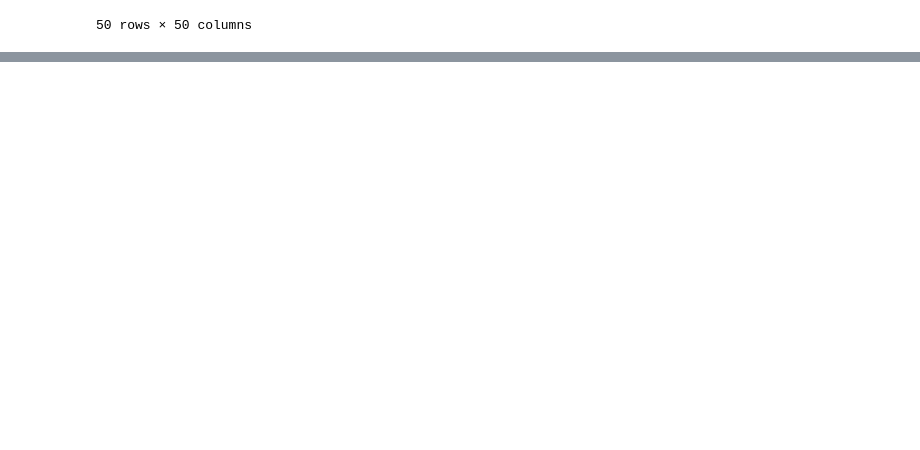
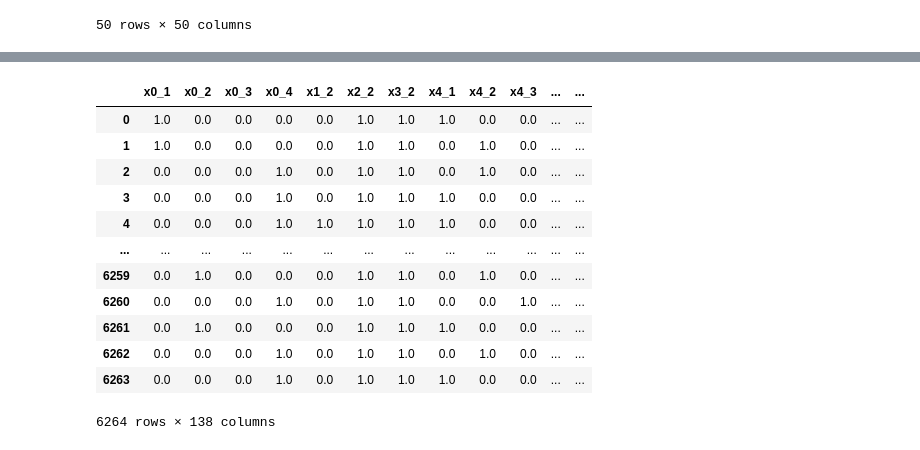
Before and after one commit to agmeadows/Student_Success_Analysis, a Jupyter notebook: Optimize/Bag_and_Boost_trials-Copy1.ipynb, the cells around one changed output, grey strips where cells are left out. Drawn from its saved outputs; the diff is of its cells as text; code cells hidden in the pictures; blank space fills up the shorter version.

```diff
--- a/Optimize/Bag_and_Boost_trials-Copy1.ipynb
+++ b/Optimize/Bag_and_Boost_trials-Copy1.ipynb
@@ -93,13 +108,28 @@ X_train, X_test, y_train, y_test = train_test_split(X, y, random_state=1, strati
 # %%
 # one hot encoding categorical columns in training set
 # create encoder instance that will drop the 1st category in each feature with 2 categories
 drop_binary_enc = OneHotEncoder(sparse=False, drop='if_binary')
 
 # transform the training dataset
 train_enc = drop_binary_enc.fit_transform(X_train)
 
 # convert back to dataframe
 X_train = pd.DataFrame(train_enc, columns=drop_binary_enc.get_feature_names_out())
+X_train
+# %% [output]
+|  | x0_1 | x0_2 | x0_3 | x0_4 | x1_2 | x2_2 | x3_2 | x4_1 | x4_2 | x4_3 | ... | ... |
+| 0 | 1.0 | 0.0 | 0.0 | 0.0 | 0.0 | 1.0 | 1.0 | 1.0 | 0.0 | 0.0 | ... | ... |
+| 1 | 1.0 | 0.0 | 0.0 | 0.0 | 0.0 | 1.0 | 1.0 | 0.0 | 1.0 | 0.0 | ... | ... |
+| 2 | 0.0 | 0.0 | 0.0 | 1.0 | 0.0 | 1.0 | 1.0 | 0.0 | 1.0 | 0.0 | ... | ... |
+| 3 | 0.0 | 0.0 | 0.0 | 1.0 | 0.0 | 1.0 | 1.0 | 1.0 | 0.0 | 0.0 | ... | ... |
+| 4 | 0.0 | 0.0 | 0.0 | 1.0 | 1.0 | 1.0 | 1.0 | 1.0 | 0.0 | 0.0 | ... | ... |
+| ... | ... | ... | ... | ... | ... | ... | ... | ... | ... | ... | ... | ... |
+| 6259 | 0.0 | 1.0 | 0.0 | 0.0 | 0.0 | 1.0 | 1.0 | 0.0 | 1.0 | 0.0 | ... | ... |
+| 6260 | 0.0 | 0.0 | 0.0 | 1.0 | 0.0 | 1.0 | 1.0 | 0.0 | 0.0 | 1.0 | ... | ... |
+| 6261 | 0.0 | 1.0 | 0.0 | 0.0 | 0.0 | 1.0 | 1.0 | 1.0 | 0.0 | 0.0 | ... | ... |
+| 6262 | 0.0 | 0.0 | 0.0 | 1.0 | 0.0 | 1.0 | 1.0 | 0.0 | 1.0 | 0.0 | ... | ... |
+| 6263 | 0.0 | 0.0 | 0.0 | 1.0 | 0.0 | 1.0 | 1.0 | 1.0 | 0.0 | 0.0 | ... | ... |
+6264 rows × 138 columns
 # %%
 # one hot encode categorical columns in training set
 # transform the test dataset
```
Also changed, not shown: parts of 11 cells of this notebook, 1 other file.
